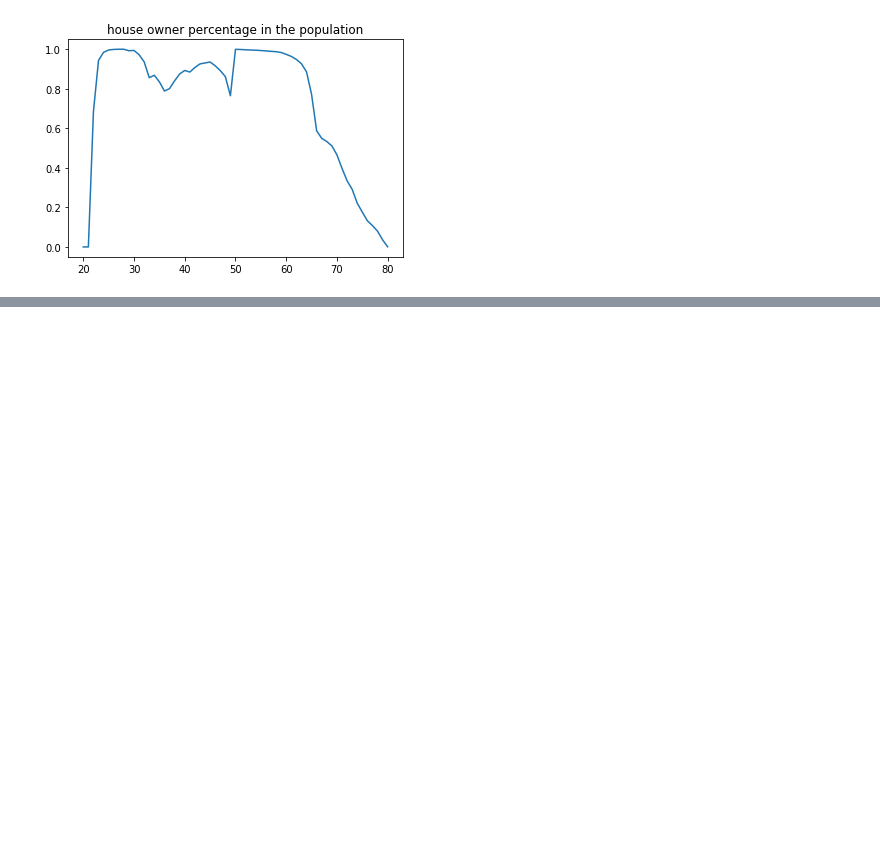
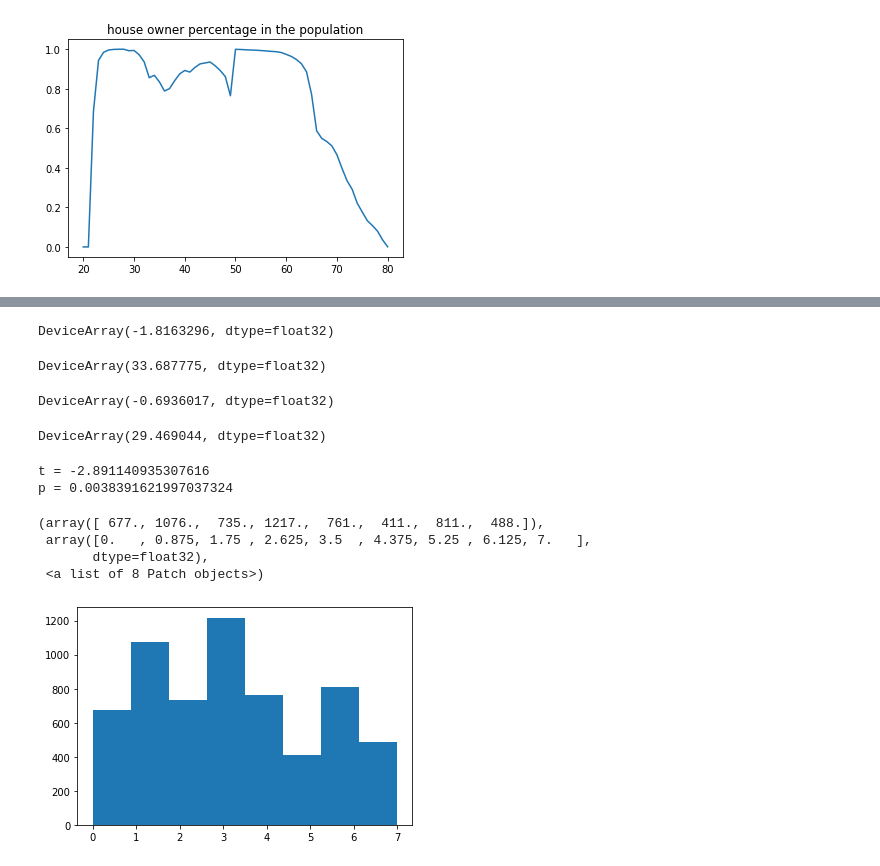
Before and after one commit to dongxulee/lifeCycle, a Jupyter notebook: 20210519/simulationV_gamma4-force-0.ipynb, the cells around one changed output, grey strips where cells are left out. Drawn from its saved outputs; the diff is of its cells as text; code cells hidden in the pictures; blank space fills up the shorter version.

Commit message:
check out the housing part

```diff
--- a/20210519/simulationV_gamma4-force-0.ipynb
+++ b/20210519/simulationV_gamma4-force-0.ipynb
@@ -128,0 +121,11 @@ DeviceArray([  0.      ,   0.      ,   0.      , 180.      , 177.04951 ,
+# %%
+# agent selling time collection
+agentTime = []
+for t in range(30):
+    if ((os[t,:] == 1) & (os[t+1,:] == 0)).sum()>0:
+        for agentNum in jnp.where((os[t,:] == 1) & (os[t+1,:] == 0))[0]:
+            agentTime.append([t, agentNum])
+agentTime = jnp.array(agentTime)
+# %%
+agentTime = agentTime[agentTime[:,0] == 28]
+agentTime
@@ -128,0 +169,33 @@ DeviceArray([  0.      ,   0.      ,   0.      , 180.      , 177.04951 ,
+# %%
+percentChange(agentTime).mean()
+# %% [output]
+DeviceArray(-1.8163296, dtype=float32)
+# %%
+percentChange(agentTime).std()
+# %% [output]
+DeviceArray(33.687775, dtype=float32)
+# %%
+percentChange(agentTimeKeep).mean()
+# %% [output]
+DeviceArray(-0.6936017, dtype=float32)
+# %%
+percentChange(agentTimeKeep).std()
+# %% [output]
+DeviceArray(29.469044, dtype=float32)
+# %%
+from scipy import stats
+## Cross Checking with the internal scipy function
+t2, p2 = stats.ttest_ind(percentChange(agentTime),percentChange(agentTimeKeep))
+print("t = " + str(t2))
+print("p = " + str(p2))
+# %% [output]
+t = -2.891140935307616
+p = 0.0038391621997037324
+# %%
+plt.hist(ss[agentTime[:,0], agentTime[:,1]],bins = 8)
+# %% [output]
+(array([ 677., 1076.,  735., 1217.,  761.,  411.,  811.,  488.]),
+ array([0.   , 0.875, 1.75 , 2.625, 3.5  , 4.375, 5.25 , 6.125, 7.   ],
+       dtype=float32),
+ <a list of 8 Patch objects>)
+[figure, added]
```
Also changed, not shown: parts of 12 cells of this notebook, 2 other files.
